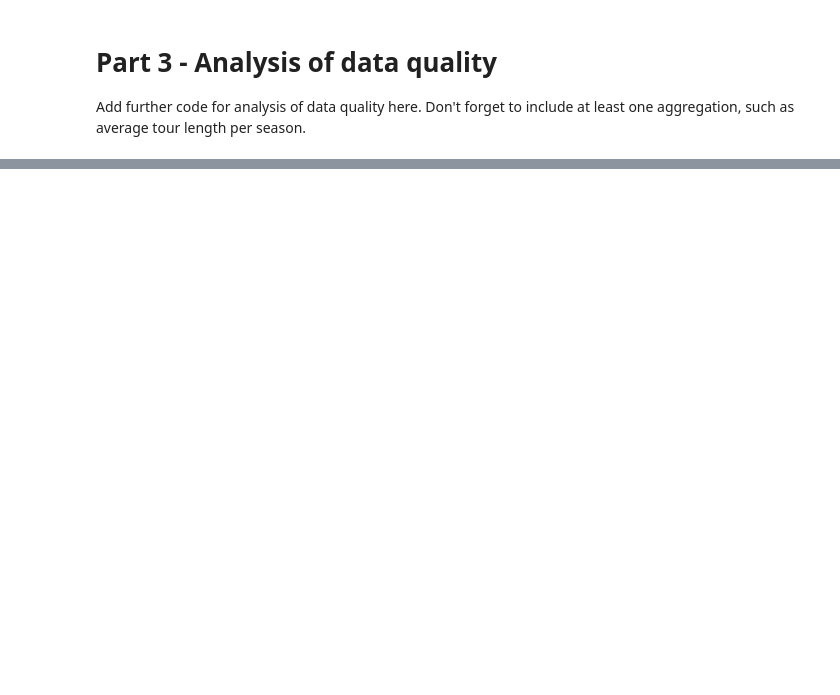
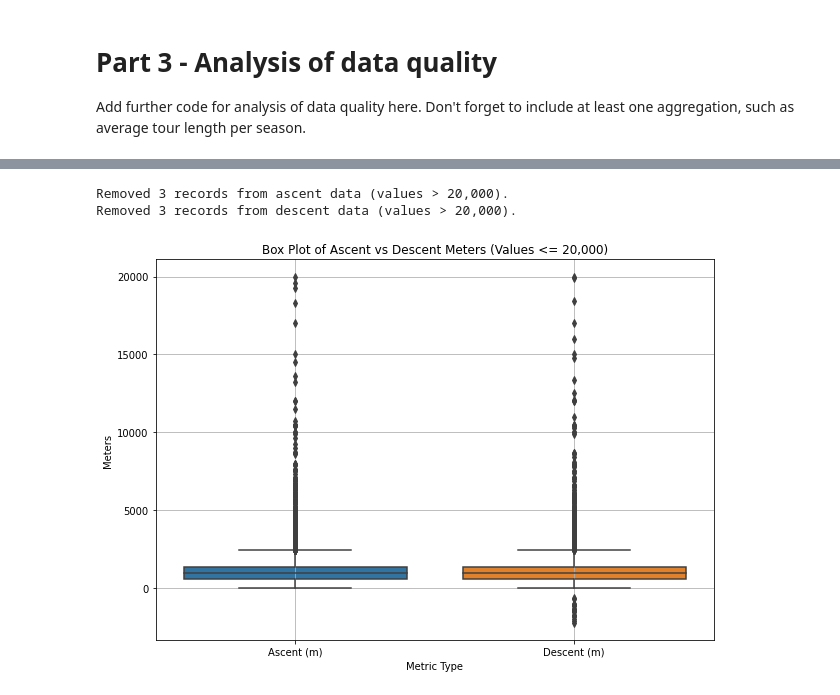
Before and after one commit to benajakuhn/dawrAssignment3, a Jupyter notebook: DAWR Assignment 3 Spark Skeleton.ipynb, the cells around one changed output, grey strips where cells are left out. Cells and saved outputs as stored; diff of their text form; code cells hidden in the pictures; blank space fills up the shorter version.

Commit message:
added some data analysis and ran the notebook with the 40000 datasets so yay :)

```diff
--- a/DAWR Assignment 3 Spark Skeleton.ipynb
+++ b/DAWR Assignment 3 Spark Skeleton.ipynb
@@ -432,0 +494,46 @@ Add further code for analysis of data quality here. Don't forget to include at l
+# %%
+import matplotlib.pyplot as plt
+import seaborn as sns
+import pandas as pd
+import numpy as np
+
+
+ascent_data_pd = df_tours_with_numeric_ascent.select("ascent_numeric").na.drop().toPandas()
+descent_data_pd = df_tours_with_numeric_descent.select("descent_numeric").na.drop().toPandas()
+
+# Remove Ascent outliers (> 20'000)
+original_ascent_count = len(ascent_data_pd)
+ascent_data_pd = ascent_data_pd[ascent_data_pd['ascent_numeric'] <= 20000]
+removed_ascent_count = original_ascent_count - len(ascent_data_pd)
+print(f"Removed {removed_ascent_count} records from ascent data (values > 20,000).")
+
+# Remove Descent outliers (> 20'000)
+original_descent_count = len(descent_data_pd)
+descent_data_pd = descent_data_pd[descent_data_pd['descent_numeric'] <= 20000]
+removed_descent_count = original_descent_count - len(descent_data_pd)
+print(f"Removed {removed_descent_count} records from descent data (values > 20,000).")
+
+# Prepare ascent df for plotting
+plot_df_ascent = ascent_data_pd[['ascent_numeric']].copy()
+plot_df_ascent.rename(columns={'ascent_numeric': 'value'}, inplace=True)
+plot_df_ascent['metric_type'] = 'Ascent (m)'
+
+# Prepare descent df for plotting
+plot_df_descent = descent_data_pd[['descent_numeric']].copy()
+plot_df_descent.rename(columns={'descent_numeric': 'value'}, inplace=True)
+plot_df_descent['metric_type'] = 'Descent (m)'
+
+combined_pd_for_plot = pd.concat([plot_df_ascent, plot_df_descent], ignore_index=True)
+
+# Plot
+plt.figure(figsize=(10, 7))
+sns.boxplot(x='metric_type', y='value', data=combined_pd_for_plot)
+plt.title('Box Plot of Ascent vs Descent Meters (Values <= 20,000)')
+plt.ylabel('Meters')
+plt.xlabel('Metric Type')
+plt.grid(True)
+plt.show()
+# %% [output]
+Removed 3 records from ascent data (values > 20,000).
+Removed 3 records from descent data (values > 20,000).
+[figure, added]
```
Also changed, not shown: parts of 14 cells of this notebook.
